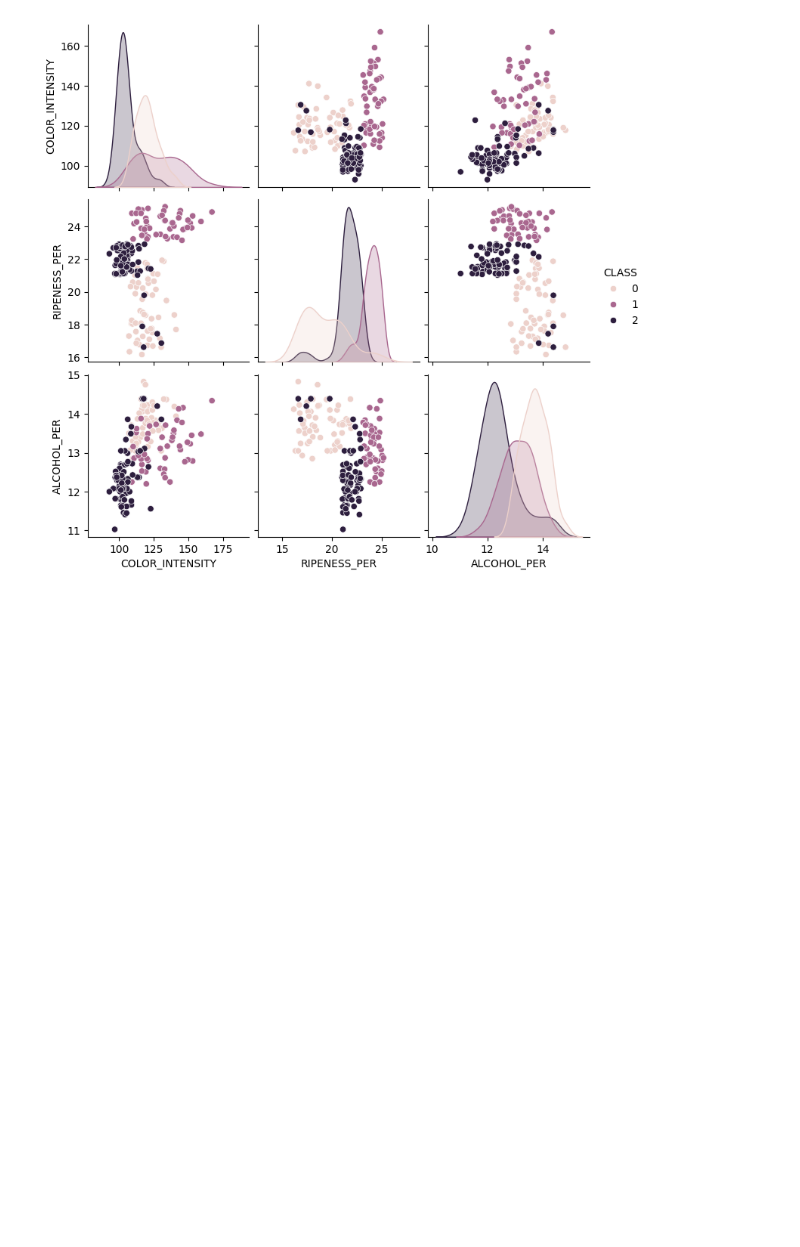
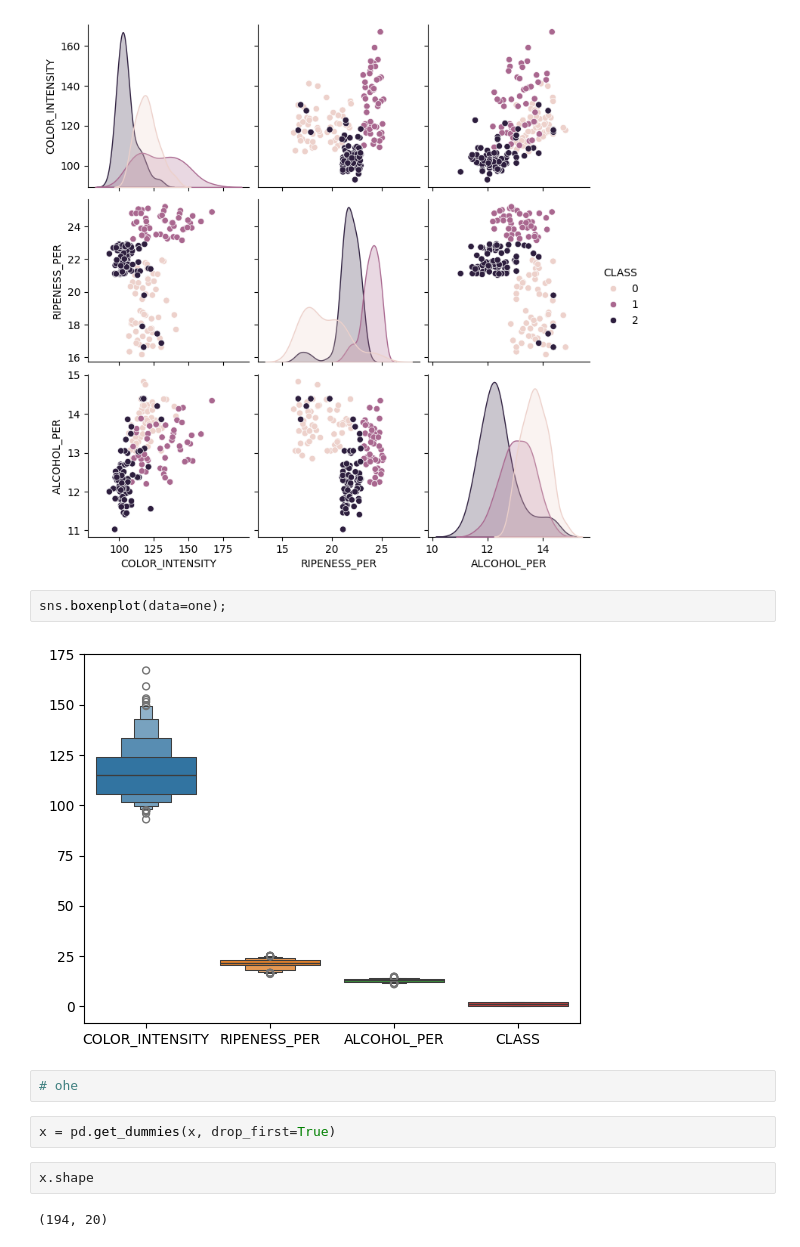
Before and after one commit to AdityaThakare72/Ajeenkya_DYP_Jan2026, a Jupyter notebook: Day10/project_Jan20.ipynb, the cells around one changed output. Cells and saved outputs as stored; diff of their text form; blank space fills up the shorter version.

```diff
--- a/Day10/project_Jan20.ipynb
+++ b/Day10/project_Jan20.ipynb
@@ -119,3 +119,15 @@ one['CLASS'] = y
 sns.pairplot(one, hue='CLASS');
 # %% [output]
 [figure]
+# %%
+sns.boxenplot(data=one);
+# %% [output]
+[figure, added]
+# %%
+# ohe
+# %%
+x = pd.get_dummies(x, drop_first=True)
+# %%
+x.shape
+# %% [output]
+(194, 20)
```
Also changed, not shown: parts of 2 cells of this notebook.
